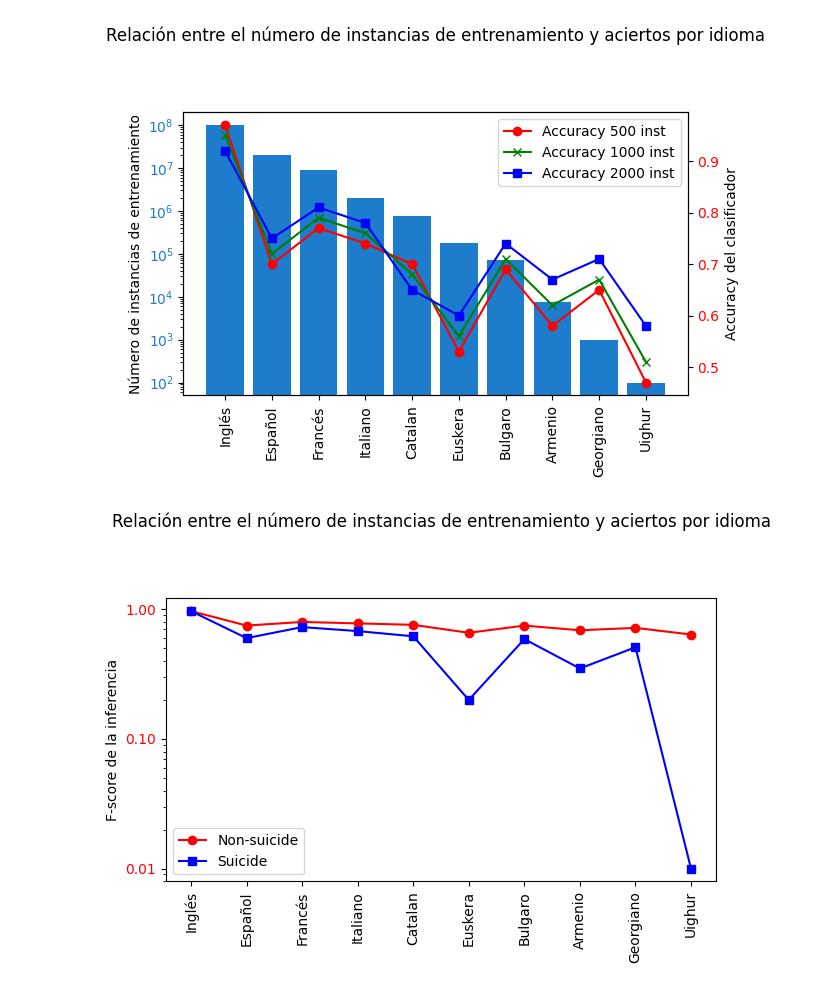
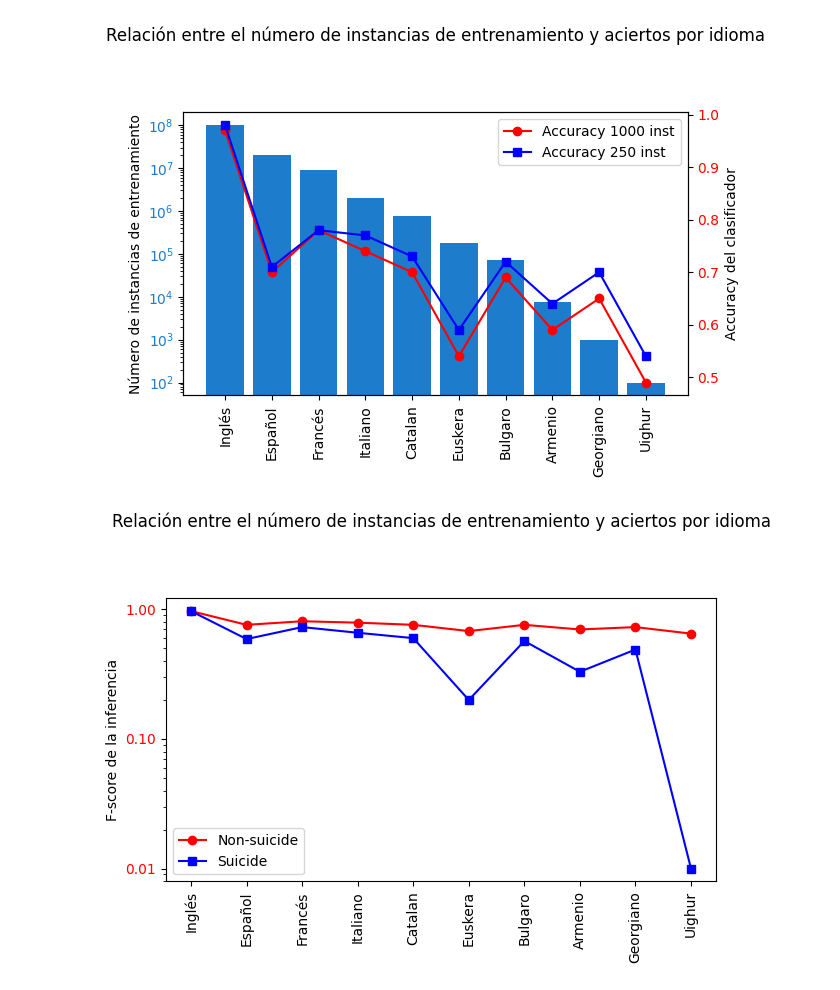
Before and after one commit to Sergiom8m/Supervised_clasification_RQ, a Jupyter notebook: notebooks/Charts.ipynb, the cells around one changed output. Drawn from its saved outputs; the diff is of its cells as text; code cells hidden in the pictures.

```diff
--- a/notebooks/Charts.ipynb
+++ b/notebooks/Charts.ipynb
@@ -4,50 +4,47 @@ import matplotlib.pyplot as plt
 # Datos de ejemplo
 idiomas = ['Inglés', 'Español', 'Francés', 'Italiano', 'Catalan', 'Euskera', 'Bulgaro', 'Armenio', 'Georgiano', 'Uighur']
 instancias_entrenamiento = [100000000, 20000000, 9000000, 2000000, 750000, 175000, 70000, 7500, 1000, 100]
-accuracy_500inst = [0.97, 0.70, 0.77, 0.74, 0.7, 0.53, 0.69, 0.58, 0.65, 0.47]
 
-# Nuevos datos de accuracy para diferentes casos
-accuracy_1000inst = [0.95, 0.72, 0.79, 0.76, 0.68, 0.56, 0.71, 0.62, 0.67, 0.51]
-accuracy_2000inst = [0.92, 0.75, 0.81, 0.78, 0.65, 0.60, 0.74, 0.67, 0.71, 0.58]
+accuracy_1000inst = [0.97, 0.70, 0.78, 0.74, 0.70, 0.54, 0.69, 0.59, 0.65, 0.49]
+accuracy_250inst = [0.98, 0.71, 0.78, 0.77, 0.73, 0.59, 0.72, 0.64, 0.70, 0.54]
 
 # Crear la figura y los ejes
 fig, ax1 = plt.subplots()
 
 # Crear la gráfica de barras para el número de instancias de entrenamiento por idioma
 bars = ax1.bar(idiomas, instancias_entrenamiento, color='#1D7CCB', label='Instancias de entrenamiento')
 ax1.set_ylabel('Número de instancias de entrenamiento', color='black')
 ax1.tick_params(axis='y', labelcolor='#1D7CCB')
 
 ax1.set_yscale('log')
 
 # Rotar los nombres de los idiomas en el eje x
 plt.xticks(rotation=90)  # Rotar 90 grados
 
 # Crear la gráfica de línea para el número de instancias correctamente clasificadas (accuracy)
 ax2 = ax1.twinx()  # Crear un segundo eje y
-ax2.plot(idiomas, accuracy_500inst, color='red', marker='o', label='Accuracy 500 inst')
-ax2.plot(idiomas, accuracy_1000inst, color='green', marker='x', label='Accuracy 1000 inst')  # Nueva línea de accuracy
-ax2.plot(idiomas, accuracy_2000inst, color='blue', marker='s', label='Accuracy 2000 inst')  # Otra nueva línea de accuracy
+ax2.plot(idiomas, accuracy_1000inst, color='red', marker='o', label='Accuracy 1000 inst')
+ax2.plot(idiomas, accuracy_250inst, color='blue', marker='s', label='Accuracy 250 inst')  # Nueva línea de accuracy
 ax2.set_ylabel('Accuracy del clasificador', color='black')
 ax2.tick_params(axis='y', labelcolor='red')
 
 # Añadir leyendas
 plt.legend()
 
 # Mostrar el gráfico
 plt.title('Relación entre el número de instancias de entrenamiento y aciertos por idioma\n\n\n')
 plt.tight_layout()  # Ajustar diseño para evitar superposición
 plt.show()
 # %% [output]
-[figure, old version]
+[figure, new version]
 # %%
 import matplotlib.pyplot as plt
 from matplotlib.ticker import ScalarFormatter
 
 # Datos de ejemplo
 idiomas = ['Inglés', 'Español', 'Francés', 'Italiano', 'Catalan', 'Euskera', 'Bulgaro', 'Armenio', 'Georgiano', 'Uighur']
-non_suicide = [0.97, 0.75, 0.80, 0.78, 0.76, 0.66, 0.75, 0.69, 0.72, 0.64]
-suicide = [0.97, 0.60, 0.73, 0.68, 0.62, 0.20, 0.59, 0.35, 0.51, 0.01]
+non_suicide = [0.97, 0.76, 0.81, 0.79, 0.76, 0.68, 0.76, 0.70, 0.73, 0.65]
+suicide = [0.97, 0.59, 0.73, 0.66, 0.60, 0.20, 0.57, 0.33, 0.49, 0.01]
 
 # Crear la figura y los ejes
 fig, ax1 = plt.subplots()
@@ -75,4 +72,4 @@ plt.title('Relación entre el número de instancias de entrenamiento y aciertos
 plt.tight_layout()
 plt.show()
 # %% [output]
-[figure, old version]
+[figure, new version]
```
Also changed, not shown: parts of 2 cells of this notebook, 2 other files.
